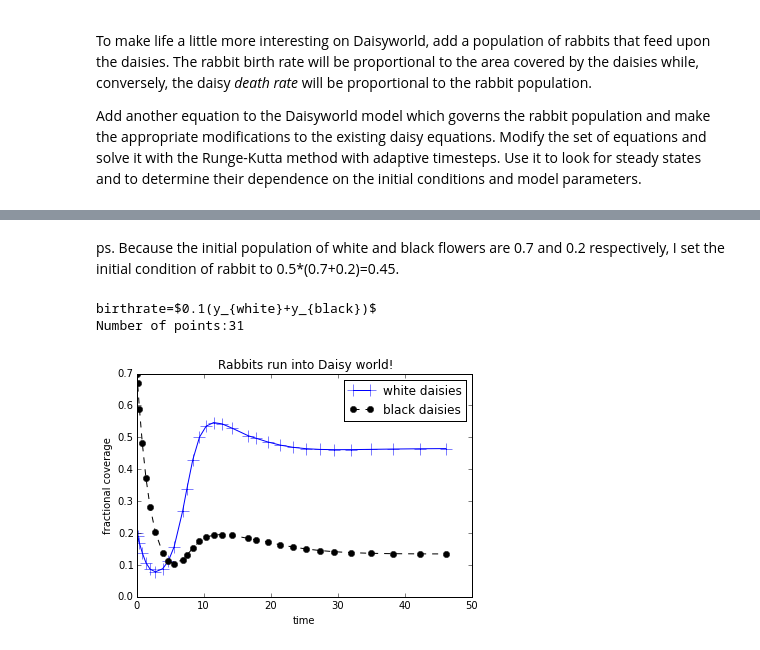
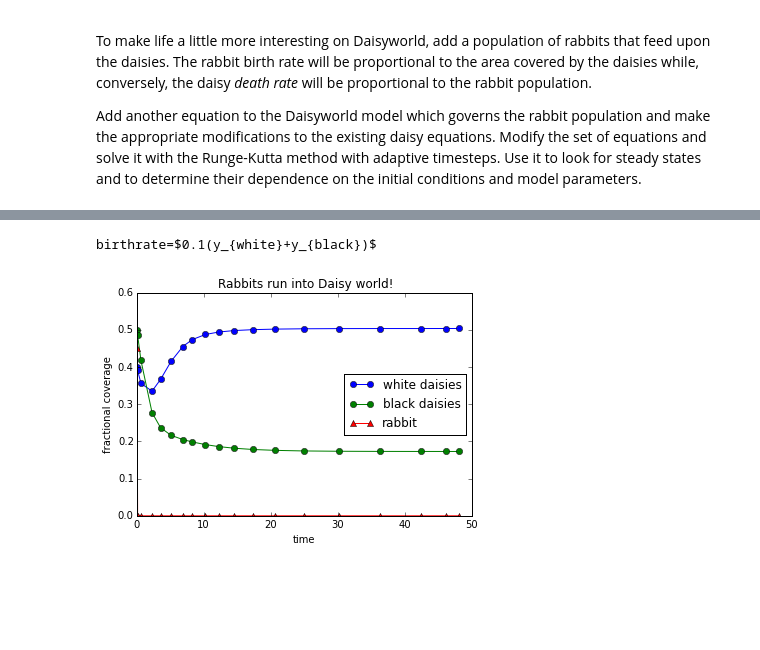
Before and after one commit to xiaoxiny/assignment, a Jupyter notebook: EOSC511-lab5-Xiaoxin Yu.ipynb, the cells around one changed output, grey strips where cells are left out. Drawn from its saved outputs; the diff is of its cells as text; code cells hidden in the pictures; blank space fills up the shorter version.

```diff
--- a/EOSC511-lab5-Xiaoxin Yu.ipynb
+++ b/EOSC511-lab5-Xiaoxin Yu.ipynb
@@ -1025,32 +1097,23 @@ class Integ54(Integrator):
 %matplotlib inline
 import matplotlib.pyplot as plt
 import pandas as pd
+
+L=1.1
+whiteconc = 0.4
+blackconc = 0.5
 def rabbit_in_daisy_world():
-
     theSolver=Integ54('lab5/adapt.yaml')
-    timeVals,yVals,errorList=theSolver.timeloop5Err()
+    timeVals,yVals,rVals,errorList=theSolver.timeloop5Err()
     yvals=pd.DataFrame.from_records(yVals,columns=['white','black'])
 
     thefig,theAx=plt.subplots(1,1)
-    points,=theAx.plot(timeVals,yvals['white'],'-b+',label='white daisies')
-    points.set_markersize(12)
-    theLine1,=theAx.plot(timeVals,yvals['black'],'--ko',label='black daisies')
+    points,=theAx.plot(timeVals,yvals['white'],'-o',label='white daisies')
+    theLine1,=theAx.plot(timeVals,yvals['black'],'-o',label='black daisies')
+    theLine2,=theAx.plot(timeVals,rVals,'-^',label = 'rabbit')
     theAx.set_title('Rabbits run into Daisy world!')
     theAx.set_xlabel('time')
     theAx.set_ylabel('fractional coverage')
     out=theAx.legend(loc='best')
-    print('Number of points:%s'%(timeVals.shape))
-
-    #test the result of rubbits birthrate. Done!
-
-    #thefig,theAx=plt.subplots(1,1)
-    #points,=theAx.plot(timeVals,yvals['white']+yvals['black'],'-b+',label='daisies')
-    #theLine1,=theAx.plot(rubbitbirthrate,'--k+',label='rubbit')
-    #points.set_markersize(12)
-    #theAx.set_title('Rabbits run into Daisy world!')
-    #theAx.set_xlabel('time')
-    #theAx.set_ylabel('fractional coverage')
-    #out=theAx.legend(loc='best')
 # %% [markdown]
 **part 1**.  Show your modified Daisyworld equations and your new integrator class.
 
@@ -1108,10 +1144,8 @@ Number of points:31
-# %% [markdown]
-ps. Because the initial population of white and black flowers are 0.7 and 0.2 respectively, I set the initial condition of rabbit to 0.5*(0.7+0.2)=0.45.
 # %%
-rabbit_deadth_rate=0.3
+grow = 0.1
+dead = 0.3
 print ('birthrate=$0.1(y_{white}+y_{black})$')
 rabbit_in_daisy_world()
 # %% [output]
 birthrate=$0.1(y_{white}+y_{black})$
-Number of points:31
-[figure, old version]
+[figure, new version]
```
Also changed, not shown: parts of 8 cells of this notebook.
